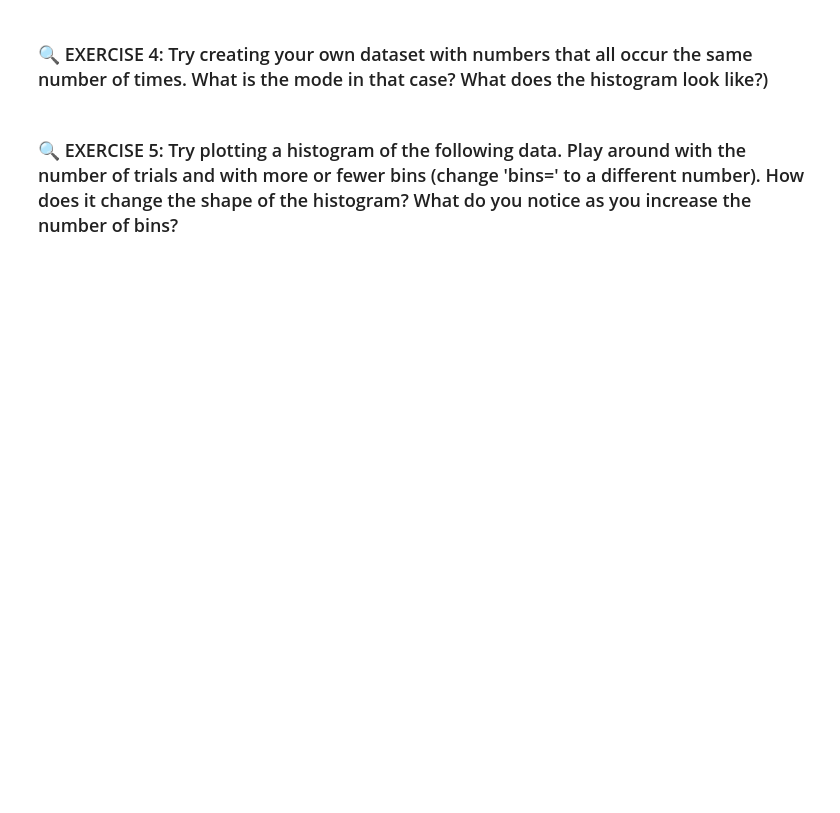
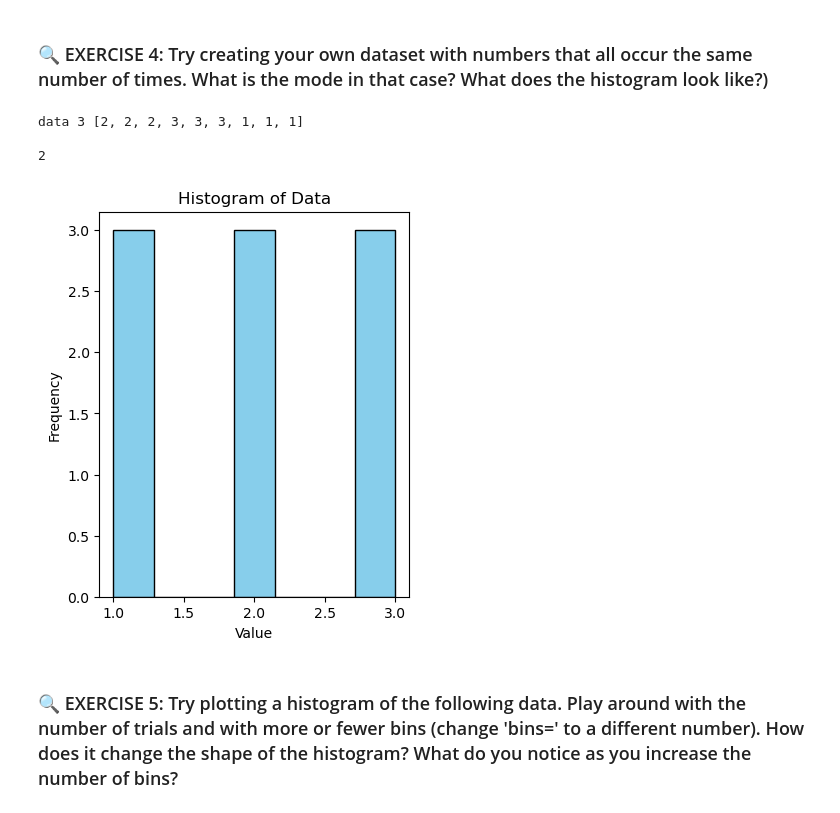
Before and after one commit to idontwantausername94/CFR-2025, a Jupyter notebook: Stats/Notebooks/0-Stats_histograms.ipynb, the cells around one changed output. Cells and saved outputs as stored; diff of their text form; code cells hidden in the pictures; blank space fills up the shorter version.

```diff
--- a/Stats/Notebooks/0-Stats_histograms.ipynb
+++ b/Stats/Notebooks/0-Stats_histograms.ipynb
@@ -106,5 +187,22 @@ A histogram shows how frequently values occur in different ranges.
 # %% [markdown]
 ### 🔍 EXERCISE 4: Try creating your own dataset with numbers that all occur the same number of times. What is the mode in that case? What does the histogram look like?)
+# %%
+data3 = [2, 2, 2, 3, 3, 3, 1, 1, 1]
+print("data 3", data3)
+print()
+print(st.mode(data3))
+print()
+plt.figure(figsize=(4,5))
+plt.hist(data3, bins=7, color='skyblue', edgecolor='black')
+plt.title("Histogram of Data")
+plt.xlabel("Value")
+plt.ylabel("Frequency")
+plt.show()
+# %% [output]
+data 3 [2, 2, 2, 3, 3, 3, 1, 1, 1]
+
+2
+[figure, added]
 # %% [markdown]
 ### 🔍 EXERCISE 5: Try plotting a histogram of the following data. Play around with the number of trials and with more or fewer bins (change 'bins=' to a different number). How does it change the shape of the histogram? What do you notice as you increase the number of bins?
 # %%
```
Also changed, not shown: parts of 4 cells of this notebook.
